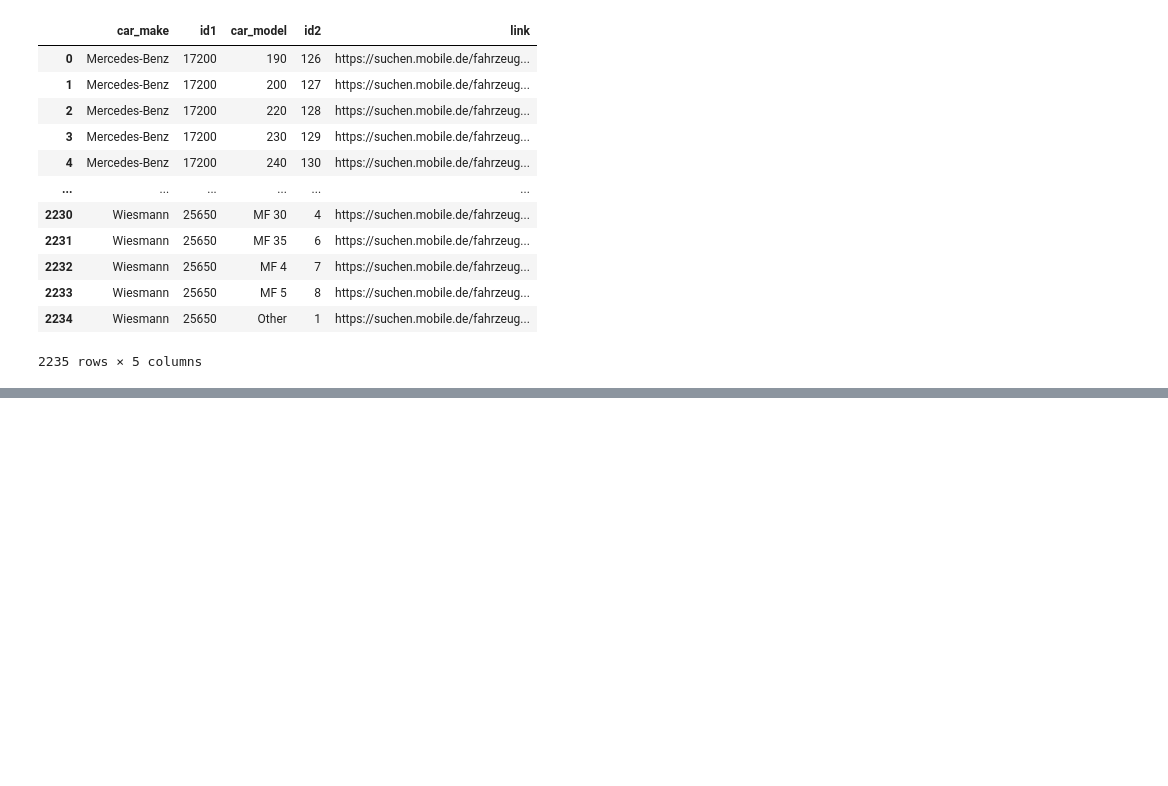
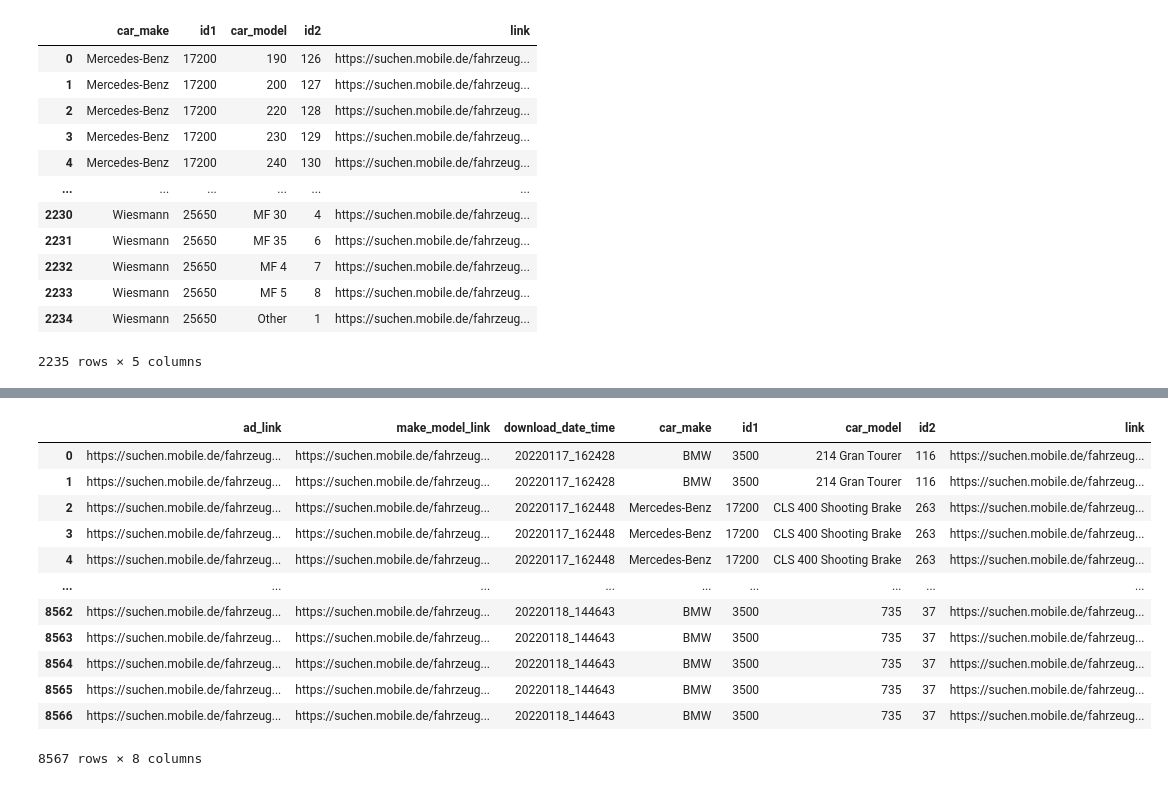
Before and after one commit to krinya/mobile_de_scraping, a Jupyter notebook: 02_get_links_from_one_page.ipynb, the cells around one changed output, grey strips where cells are left out. Cells and saved outputs as stored; diff of their text form; code cells hidden in the pictures; blank space fills up the shorter version.

```diff
--- a/02_get_links_from_one_page.ipynb
+++ b/02_get_links_from_one_page.ipynb
@@ -361,0 +334,4 @@ count_ads
+# %%
+latest_scrape = make_model_ads_data.groupby(['car_make', 'car_model'], dropna=False).agg(number_of_ads=('ad_link', 'count'), latest_scrape=('download_date_time', 'max'))
+latest_scrape = latest_scrape.reset_index()
+latest_scrape
@@ -361,0 +356,23 @@ count_ads
+# %%
+make_model_ads_data_latest = pd.merge(make_model_ads_data, latest_scrape[['car_make', 'car_model', 'latest_scrape']], how = 'left', left_on = ['car_make', 'car_model'], right_on = ['car_make', 'car_model'])
+make_model_ads_data_latest = make_model_ads_data_latest.reset_index(drop=True)
+# keep rows where download_date_time is equal to latest_scrape
+make_model_ads_data_latest = make_model_ads_data_latest[make_model_ads_data_latest['download_date_time'] == make_model_ads_data_latest['latest_scrape']]
+make_model_ads_data_latest = make_model_ads_data_latest.reset_index(drop=True)
+# drop the latest_scrape column
+make_model_ads_data_latest = make_model_ads_data_latest.drop(columns = ['latest_scrape'])
+make_model_ads_data_latest
+# %% [output]
+|  | ad_link | make_model_link | download_date_time | car_make | id1 | car_model | id2 | link |
+| 0 | https://suchen.mobile.de/fahrzeug... | https://suchen.mobile.de/fahrzeug... | 20220117_162428 | BMW | 3500 | 214 Gran Tourer | 116 | https://suchen.mobile.de/fahrzeug... |
+| 1 | https://suchen.mobile.de/fahrzeug... | https://suchen.mobile.de/fahrzeug... | 20220117_162428 | BMW | 3500 | 214 Gran Tourer | 116 | https://suchen.mobile.de/fahrzeug... |
+| 2 | https://suchen.mobile.de/fahrzeug... | https://suchen.mobile.de/fahrzeug... | 20220117_162448 | Mercedes-Benz | 17200 | CLS 400 Shooting Brake | 263 | https://suchen.mobile.de/fahrzeug... |
+| 3 | https://suchen.mobile.de/fahrzeug... | https://suchen.mobile.de/fahrzeug... | 20220117_162448 | Mercedes-Benz | 17200 | CLS 400 Shooting Brake | 263 | https://suchen.mobile.de/fahrzeug... |
+| 4 | https://suchen.mobile.de/fahrzeug... | https://suchen.mobile.de/fahrzeug... | 20220117_162448 | Mercedes-Benz | 17200 | CLS 400 Shooting Brake | 263 | https://suchen.mobile.de/fahrzeug... |
+| ... | ... | ... | ... | ... | ... | ... | ... | ... |
+| 8562 | https://suchen.mobile.de/fahrzeug... | https://suchen.mobile.de/fahrzeug... | 20220118_144643 | BMW | 3500 | 735 | 37 | https://suchen.mobile.de/fahrzeug... |
+| 8563 | https://suchen.mobile.de/fahrzeug... | https://suchen.mobile.de/fahrzeug... | 20220118_144643 | BMW | 3500 | 735 | 37 | https://suchen.mobile.de/fahrzeug... |
+| 8564 | https://suchen.mobile.de/fahrzeug... | https://suchen.mobile.de/fahrzeug... | 20220118_144643 | BMW | 3500 | 735 | 37 | https://suchen.mobile.de/fahrzeug... |
+| 8565 | https://suchen.mobile.de/fahrzeug... | https://suchen.mobile.de/fahrzeug... | 20220118_144643 | BMW | 3500 | 735 | 37 | https://suchen.mobile.de/fahrzeug... |
+| 8566 | https://suchen.mobile.de/fahrzeug... | https://suchen.mobile.de/fahrzeug... | 20220118_144643 | BMW | 3500 | 735 | 37 | https://suchen.mobile.de/fahrzeug... |
+8567 rows × 8 columns
```
Also changed, not shown: parts of 32 cells of this notebook, 10 other files.
